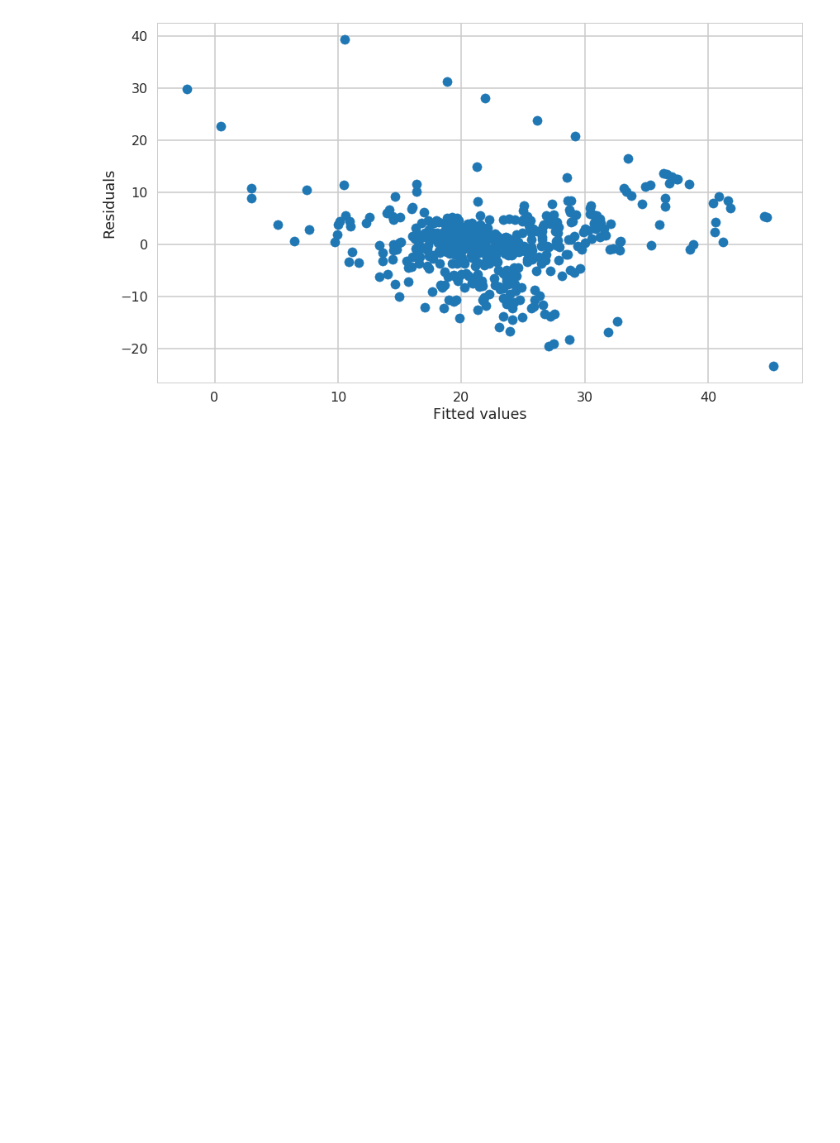
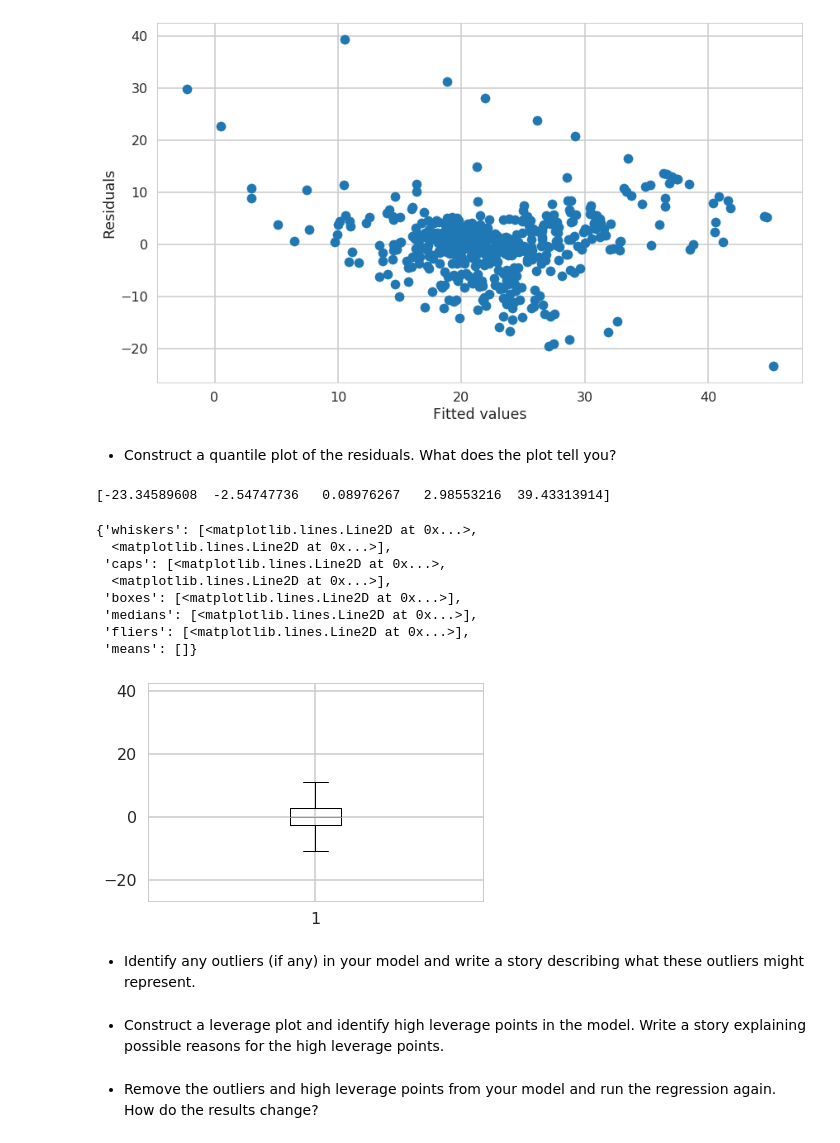
Before and after one commit to SethDKelly/Springboard, a Jupyter notebook: sec11/linear_regression/Mini_Project_Linear_Regression.ipynb, the cells around one changed output. Saved outputs shown, nothing was run; the diff lists cells and outputs as text; code cells hidden in the pictures; blank space fills up the shorter version.

```diff
--- a/sec11/linear_regression/Mini_Project_Linear_Regression.ipynb
+++ b/sec11/linear_regression/Mini_Project_Linear_Regression.ipynb
@@ -997,3 +997,26 @@ plt.ylabel('Residuals')
 plt.show()
 # %% [output]
 [figure]
+# %% [markdown]
+* Construct a quantile plot of the residuals. What does the plot tell you?
+# %%
+resid = m.resid.values
+print(np.percentile(resid, [0,25,50,75,100]))
+plt.boxplot(resid)
+# %% [output]
+[-23.34589608  -2.54747736   0.08976267   2.98553216  39.43313914]
+{'whiskers': [<matplotlib.lines.Line2D at 0x...>,
+  <matplotlib.lines.Line2D at 0x...>],
+ 'caps': [<matplotlib.lines.Line2D at 0x...>,
+  <matplotlib.lines.Line2D at 0x...>],
+ 'boxes': [<matplotlib.lines.Line2D at 0x...>],
+ 'medians': [<matplotlib.lines.Line2D at 0x...>],
+ 'fliers': [<matplotlib.lines.Line2D at 0x...>],
+ 'means': []}
+[figure, added]
+# %% [markdown]
+* Identify any outliers (if any) in your model and write a story describing what these outliers might represent.
+# %% [markdown]
+* Construct a leverage plot and identify high leverage points in the model. Write a story explaining possible reasons for the high leverage points.
+# %% [markdown]
+* Remove the outliers and high leverage points from your model and run the regression again. How do the results change?
```
Also changed, not shown: parts of 1 cell of this notebook.
